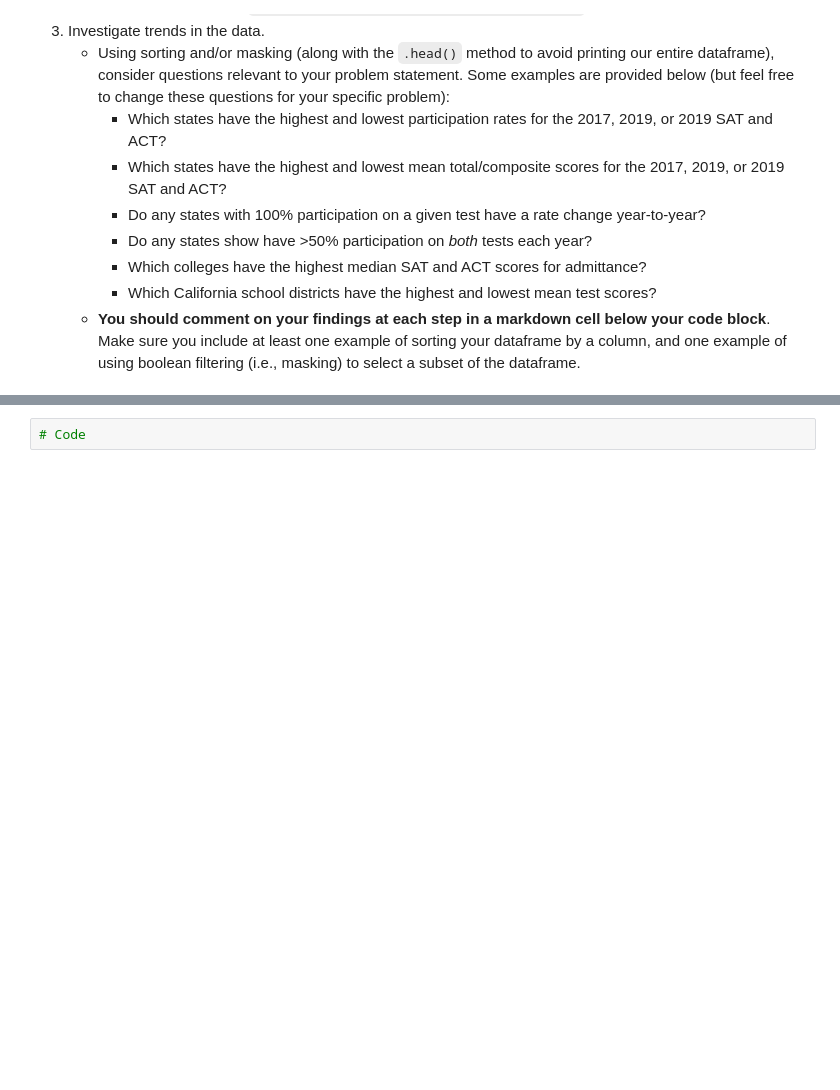
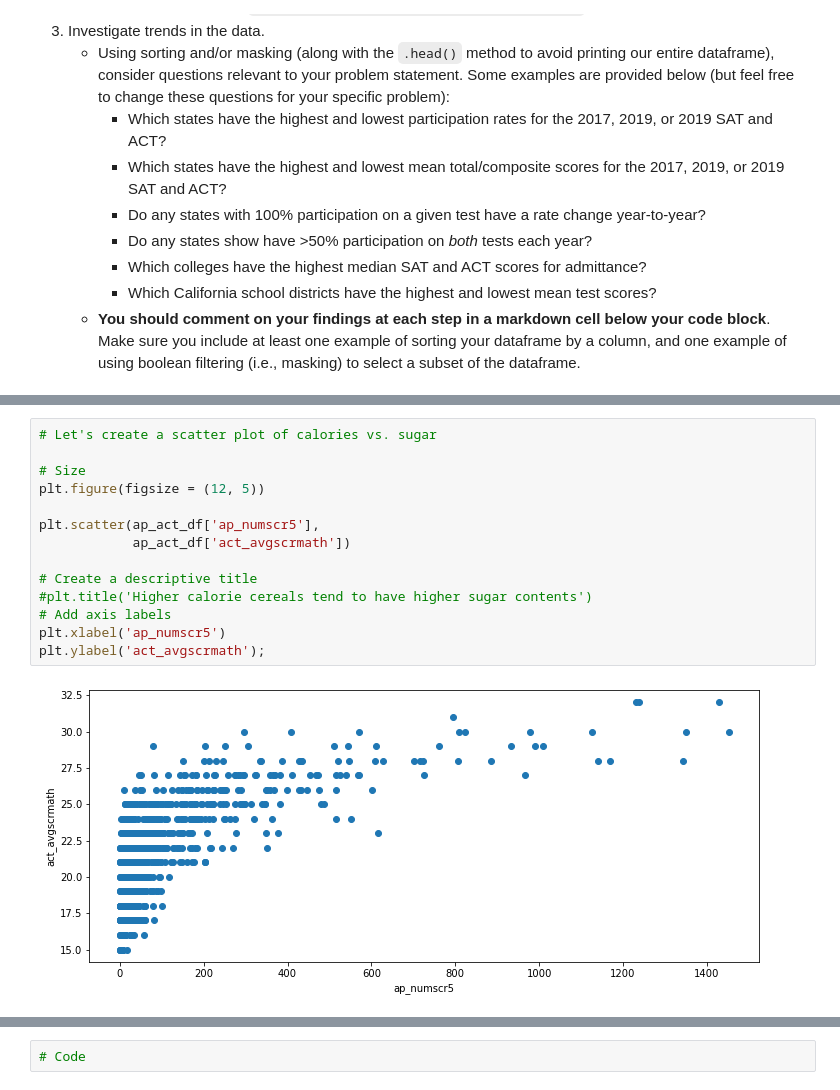
Before and after one commit to Jgates62/ap_act_performance_analysis, a Jupyter notebook: code/jg_project_code.ipynb, the cells around one changed output, grey strips where cells are left out. Drawn from its saved outputs; the diff is of its cells as text; blank space fills up the shorter version.

```diff
--- a/code/jg_project_code.ipynb
+++ b/code/jg_project_code.ipynb
@@ -626,0 +724,16 @@ Complete the following steps to explore your data. You are welcome to do more ED
+# %%
+# Let's create a scatter plot of calories vs. sugar
+
+# Size
+plt.figure(figsize = (12, 5))
+
+plt.scatter(ap_act_df['ap_numscr5'],
+            ap_act_df['act_avgscrmath'])
+
+# Create a descriptive title
+#plt.title('Higher calorie cereals tend to have higher sugar contents')
+# Add axis labels
+plt.xlabel('ap_numscr5')
+plt.ylabel('act_avgscrmath');
+# %% [output]
+[figure, added]
```
Also changed, not shown: parts of 54 cells of this notebook, 1 other file.
